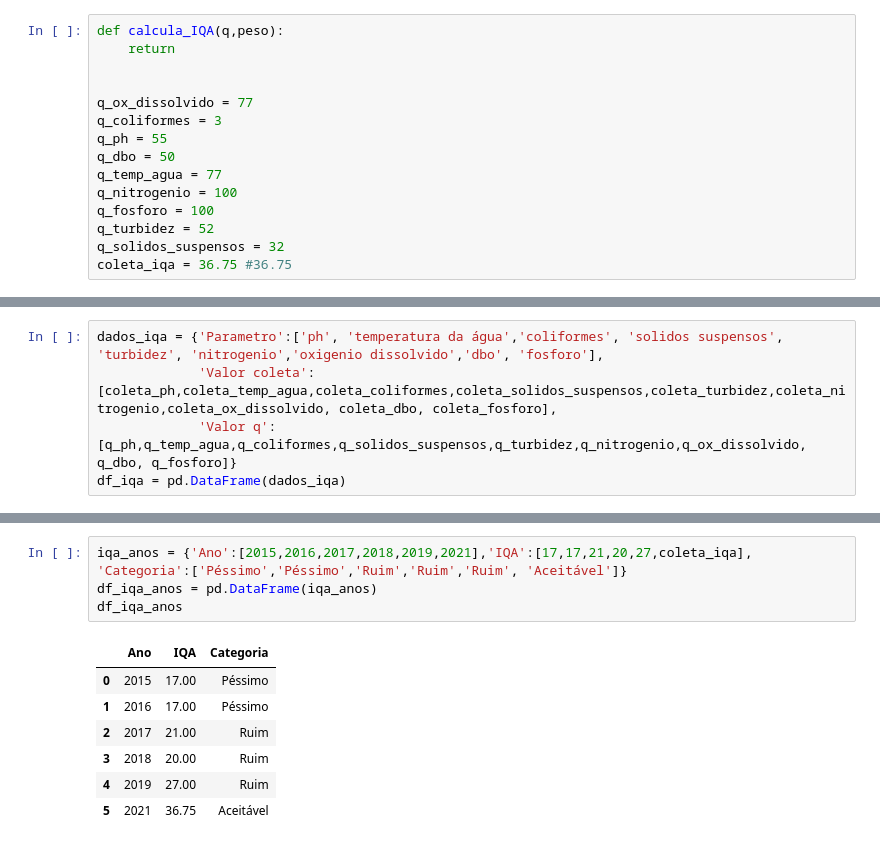
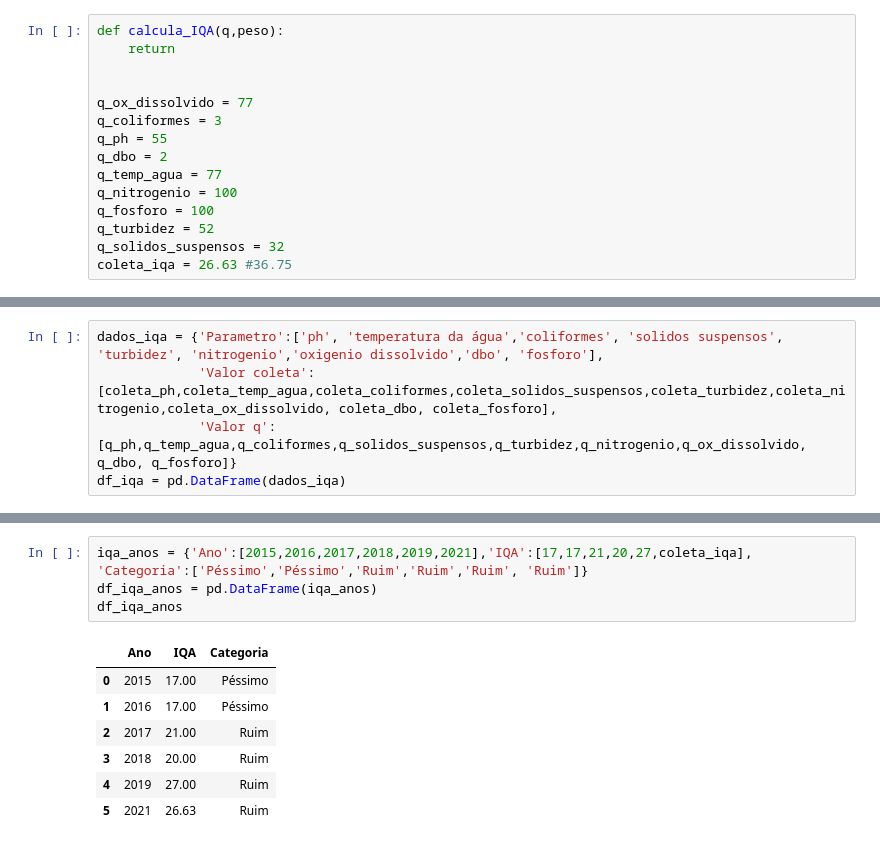
Before and after one commit to leonardodma/p3-qta, a Jupyter notebook: graficos.ipynb, the cells around one changed output, grey strips where cells are left out. Saved outputs shown, nothing was run; the diff lists cells and outputs as text.

```diff
--- a/graficos.ipynb
+++ b/graficos.ipynb
@@ -141,13 +143,13 @@ def calcula_IQA(q,peso):
 q_ox_dissolvido = 77
 q_coliformes = 3
 q_ph = 55
-q_dbo = 50
+q_dbo = 2
 q_temp_agua = 77
 q_nitrogenio = 100
 q_fosforo = 100
 q_turbidez = 52
 q_solidos_suspensos = 32
-coleta_iqa = 36.75 #36.75
+coleta_iqa = 26.63 #36.75
 # %%
 q_ox_dissolvido
 # %% [output]
@@ -172,16 +174,16 @@ df_iqa
 | 8 | fosforo | 5.076220e+02 | 100 |
 # %%
-iqa_anos = {'Ano':[2015,2016,2017,2018,2019,2021],'IQA':[17,17,21,20,27,coleta_iqa], 'Categoria':['Péssimo','Péssimo','Ruim','Ruim','Ruim', 'Aceitável']}
+iqa_anos = {'Ano':[2015,2016,2017,2018,2019,2021],'IQA':[17,17,21,20,27,coleta_iqa], 'Categoria':['Péssimo','Péssimo','Ruim','Ruim','Ruim', 'Ruim']}
 df_iqa_anos = pd.DataFrame(iqa_anos)
 df_iqa_anos
 # %% [output]
 |  | Ano | IQA | Categoria |
 | 0 | 2015 | 17.00 | Péssimo |
 | 1 | 2016 | 17.00 | Péssimo |
 | 2 | 2017 | 21.00 | Ruim |
 | 3 | 2018 | 20.00 | Ruim |
 | 4 | 2019 | 27.00 | Ruim |
-| 5 | 2021 | 36.75 | Aceitável |
+| 5 | 2021 | 26.63 | Ruim |
 # %%
 anos = [2015,2016,2017,2018,2019,2021]
 valores = [17,17,21,20,27,coleta_iqa]
```
Also changed, not shown: parts of 6 cells of this notebook, 11 other files.
